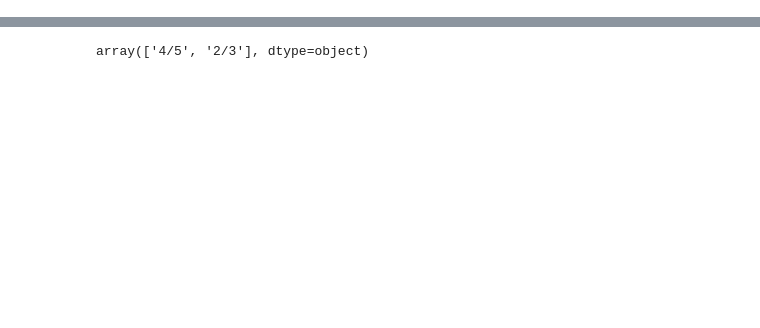
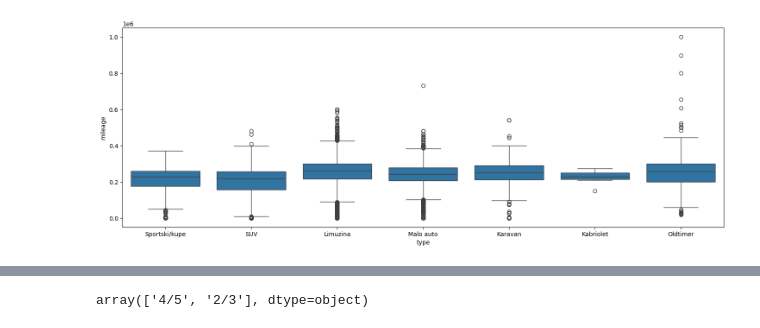
Before and after one commit to Cenga387/Price_prediction, a Jupyter notebook: backend/datasets/cleaning.ipynb, the cells around one changed output, grey strips where cells are left out. Drawn from its saved outputs; the diff is of its cells as text; code cells hidden in the pictures; blank space fills up the shorter version.

```diff
--- a/backend/datasets/cleaning.ipynb
+++ b/backend/datasets/cleaning.ipynb
@@ -4,3 +6,11 @@ import numpy as np
 # %%
-df = pd.read_csv('volkswagen_cleaned.csv')
+df = pd.read_csv('audi_cleaned.csv')
+df1 = pd.read_csv('skoda_cleaned.csv')
+df2 = pd.read_csv('volkswagen_cleaned.csv')
+# %%
+plt.figure(figsize=(18, 6))
+sns.boxplot(x='type', y='mileage', data=df)
+plt.show()
+# %% [output]
+[figure, added]
 # %%
```
Also changed, not shown: parts of 10 cells of this notebook, 11 other files.
